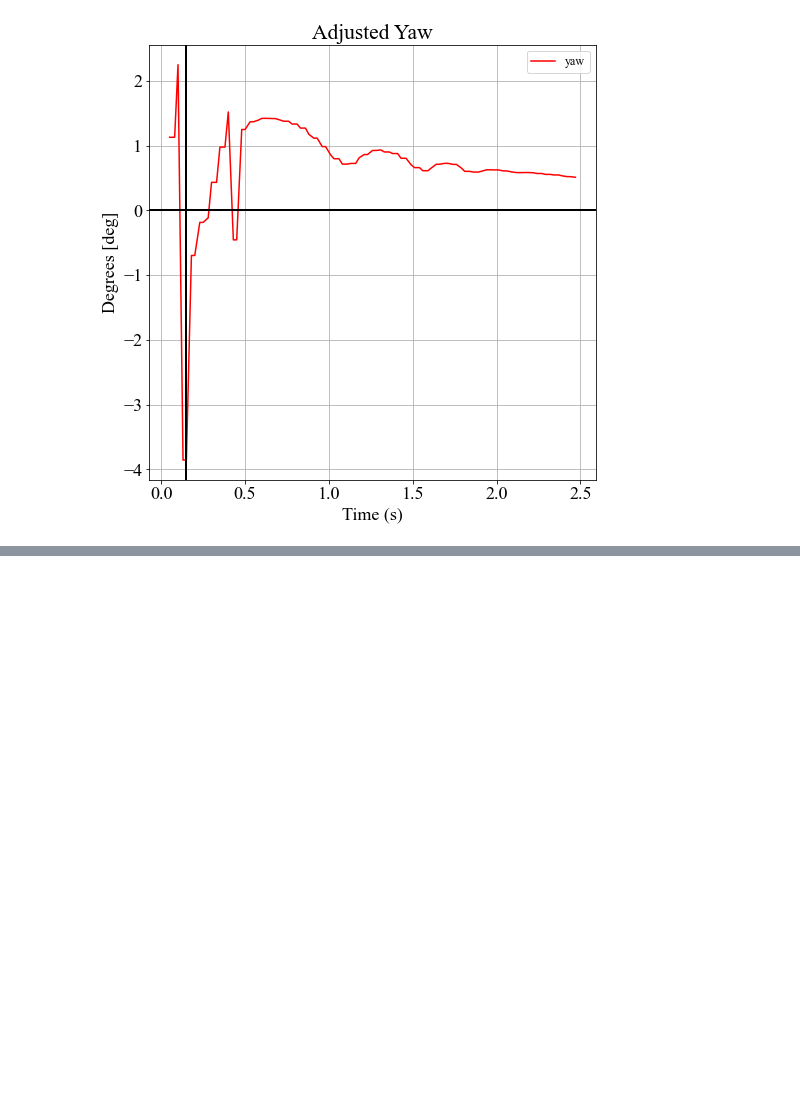
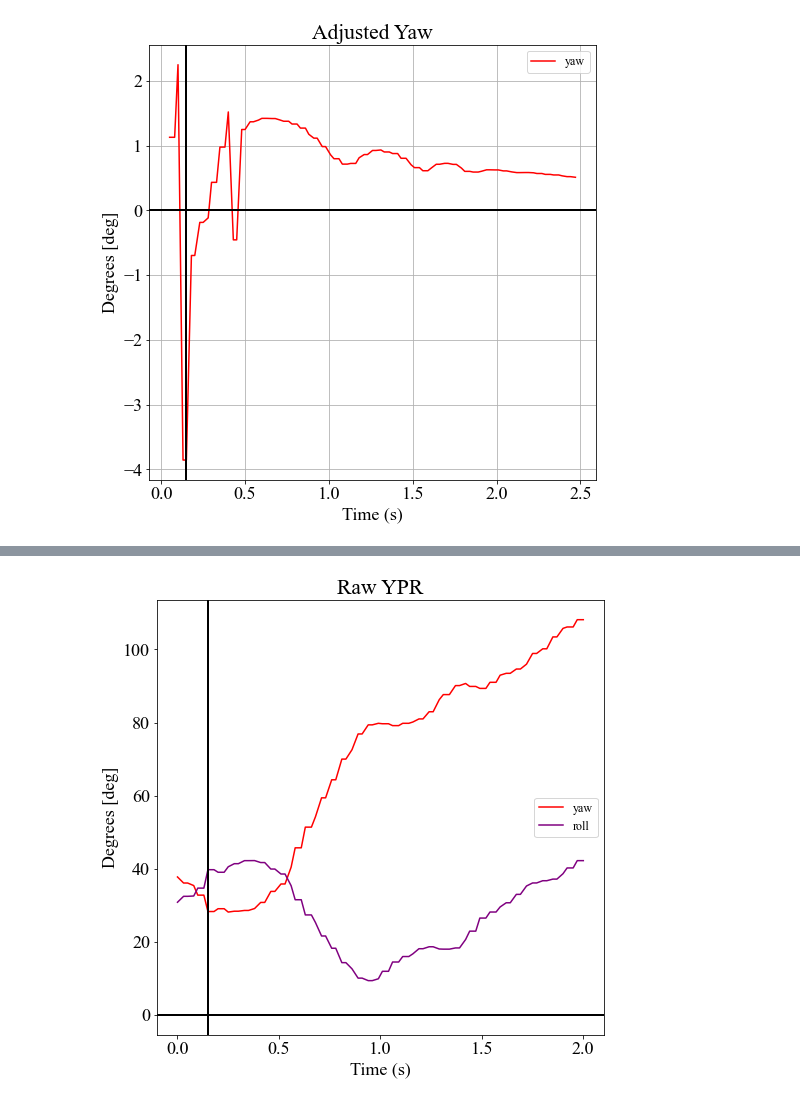
Before and after one commit to VADL-2022/IMU_VV, a Jupyter notebook: 05_NASA_SLI/SLI_Angle_Analysis.ipynb, the cells around one changed output, grey strips where cells are left out. Cells and saved outputs as stored; diff of their text form; code cells hidden in the pictures; blank space fills up the shorter version.

```diff
--- a/05_NASA_SLI/SLI_Angle_Analysis.ipynb
+++ b/05_NASA_SLI/SLI_Angle_Analysis.ipynb
@@ -256,0 +298,15 @@ plt.show()
+# %%
+fig1 = plt.figure(1, figsize=(8,8))
+ax = plt.subplot(111)
+l2 = ax.plot(t_IMU22, yaw_IMU22, color='red', label='yaw')
+#l3 = ax.plot(t_IMU22, pitch_IMU22, color='green', label='pitch')
+l4 = ax.plot(t_IMU22, roll_IMU22, color='purple', label='roll')
+l5 = plt.axhline(y=0, color='black', linewidth=2)
+l6 = plt.axvline(x=0.15, color='black', linewidth=2, linestyle='--')
+ax.set_title("Raw YPR")
+ax.set_xlabel('Time (s)')
+ax.set_ylabel("Degrees [deg]")
+ax.legend()
+plt.show()
+# %% [output]
+[figure, added]
```
Also changed, not shown: parts of 19 cells of this notebook.
